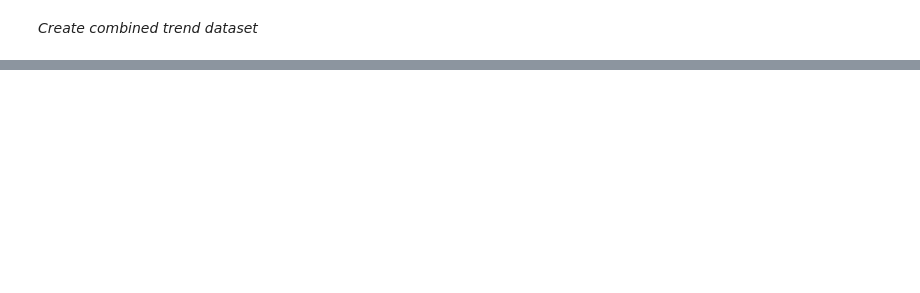
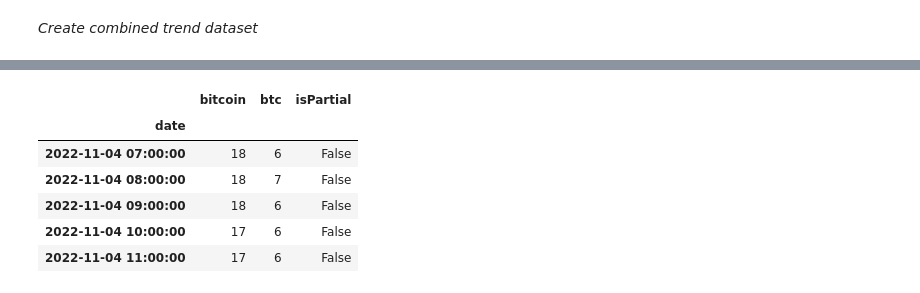
Before and after one commit to Ammar-Raneez/BitForecast, a Jupyter notebook: ml/notebooks/data_fetchers/gtrends_scraper.ipynb, the cells around one changed output, grey strips where cells are left out. Drawn from its saved outputs; the diff is of its cells as text; code cells hidden in the pictures; blank space fills up the shorter version.

```diff
--- a/ml/notebooks/data_fetchers/gtrends_scraper.ipynb
+++ b/ml/notebooks/data_fetchers/gtrends_scraper.ipynb
@@ -252,0 +338,10 @@ df_total.to_csv('../../data/BTC_GTrends_2014_2022.csv')
+# %%
+df.head()
+# %% [output]
+|  | bitcoin | btc | isPartial |
+| date |  |  |  |
+| 2022-11-04 07:00:00 | 18 | 6 | False |
+| 2022-11-04 08:00:00 | 18 | 7 | False |
+| 2022-11-04 09:00:00 | 18 | 6 | False |
+| 2022-11-04 10:00:00 | 17 | 6 | False |
+| 2022-11-04 11:00:00 | 17 | 6 | False |
```
Also changed, not shown: parts of 28 cells of this notebook, 5 other files.
